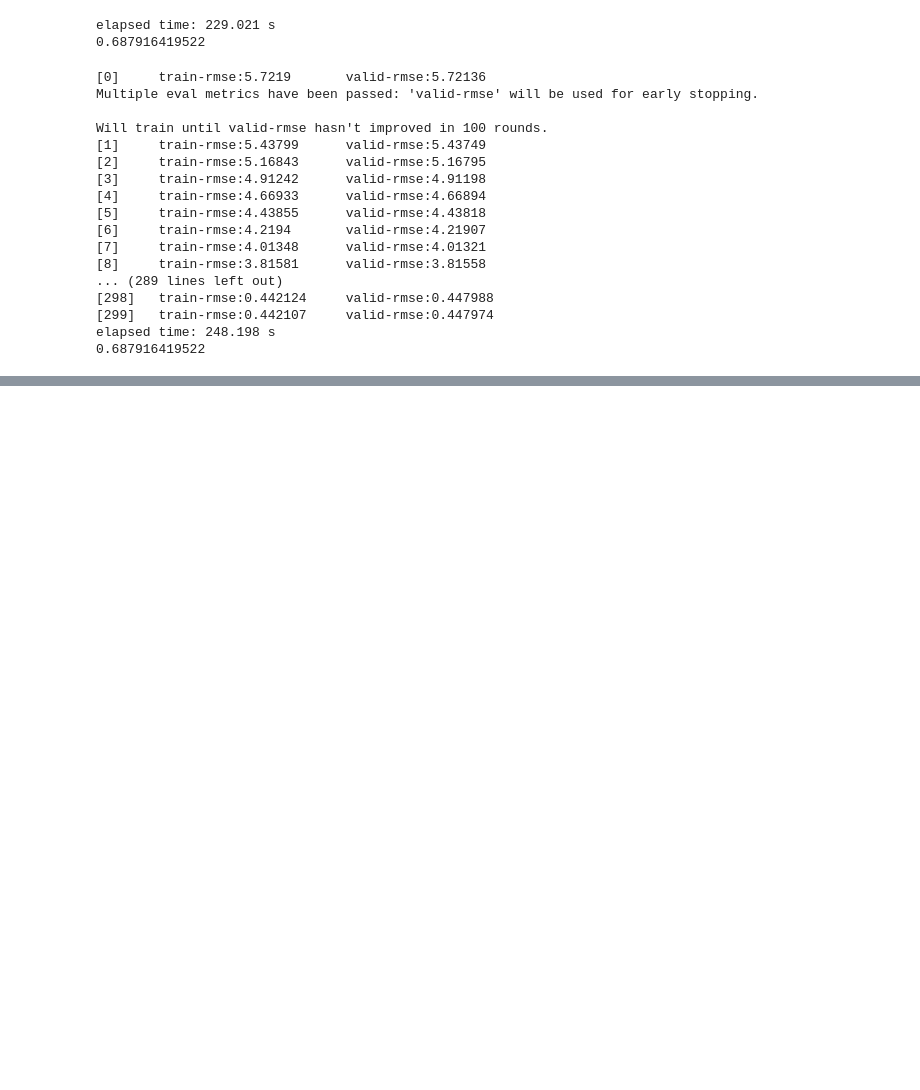
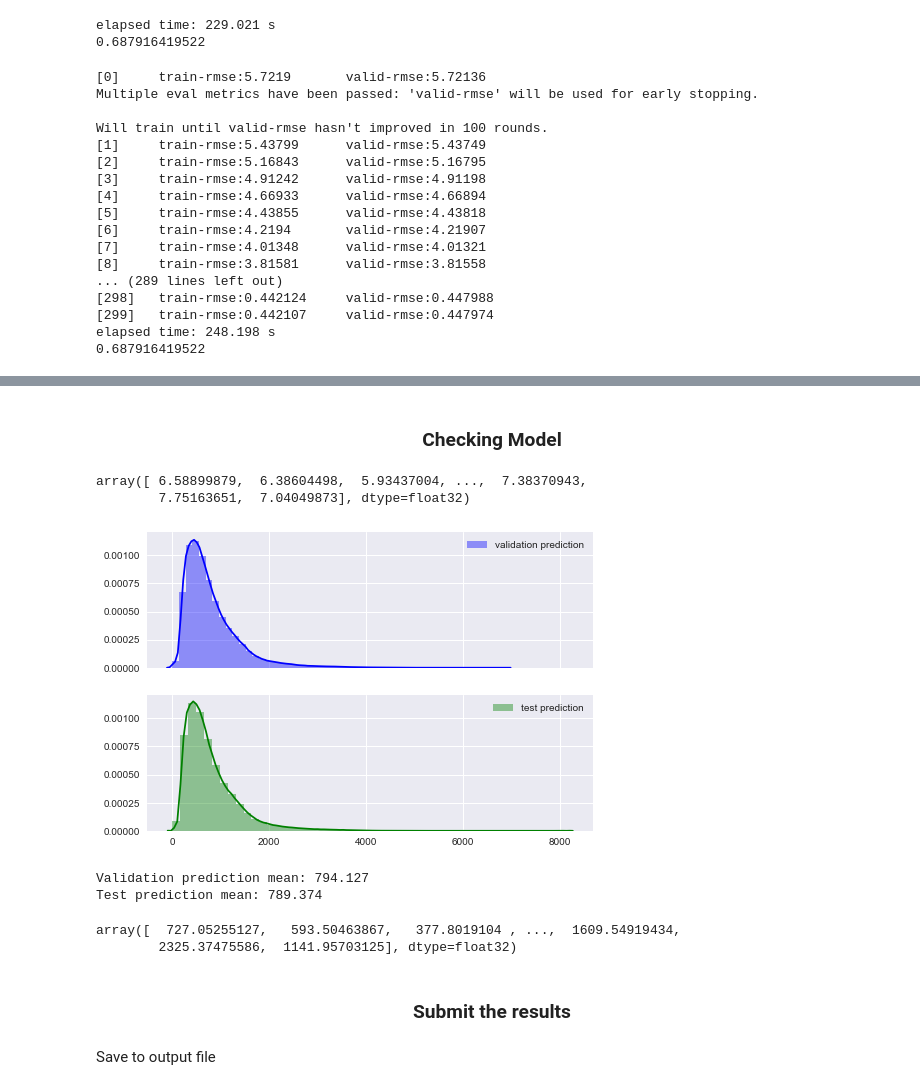
Before and after one commit to MelanVijayaratnam/Kaggle-nb, a Jupyter notebook: Taxi/ML.ipynb, the cells around one changed output, grey strips where cells are left out. Saved outputs shown, nothing was run; the diff lists cells and outputs as text; code cells hidden in the pictures; blank space fills up the shorter version.

```diff
--- a/Taxi/ML.ipynb
+++ b/Taxi/ML.ipynb
@@ -208,0 +212,37 @@ Will train until valid-rmse hasn't improved in 100 rounds.
+# %% [markdown]
+<h3 style="text-align:center">Checking Model</h3>
+# %%
+X_fin = test_df.drop(['id'], axis=1).values
+X_fin_dmat = DMatrix(X_fin)
+# %%
+y_final_pred = final_gb.predict(X_fin_dmat)
+y_final_pred
+# %% [output]
+array([ 6.58899879,  6.38604498,  5.93437004, ...,  7.38370943,
+        7.75163651,  7.04049873], dtype=float32)
+# %%
+validation_pred = np.exp(y_pred)
+final_pred = np.exp(y_final_pred)
+
+fig, ax = plt.subplots(nrows=2, sharex=True, sharey=True)
+sns.distplot(validation_pred, ax=ax[0], color='blue',
+            label='validation prediction')
+sns.distplot(final_pred, ax=ax[1], color='green',
+            label='test prediction')
+ax[0].legend(loc=0)
+ax[1].legend(loc=0)
+plt.show()
+
+print('Validation prediction mean: %.3f' % (validation_pred.mean()) )
+print('Test prediction mean: %.3f' % (final_pred.mean()) )
+# %% [output]
+[figure, added]
+Validation prediction mean: 794.127
+Test prediction mean: 789.374
+# %%
+final_pred
+# %% [output]
+array([  727.05255127,   593.50463867,   377.8019104 , ...,  1609.54919434,
+        2325.37475586,  1141.95703125], dtype=float32)
+# %% [markdown]
+<h3 style=text-align:center>Submit the results</h3>
@@ -208,0 +253,2 @@ Will train until valid-rmse hasn't improved in 100 rounds.
+# %% [markdown]
+Save to output file
```
Also changed, not shown: parts of 3 cells of this notebook.
